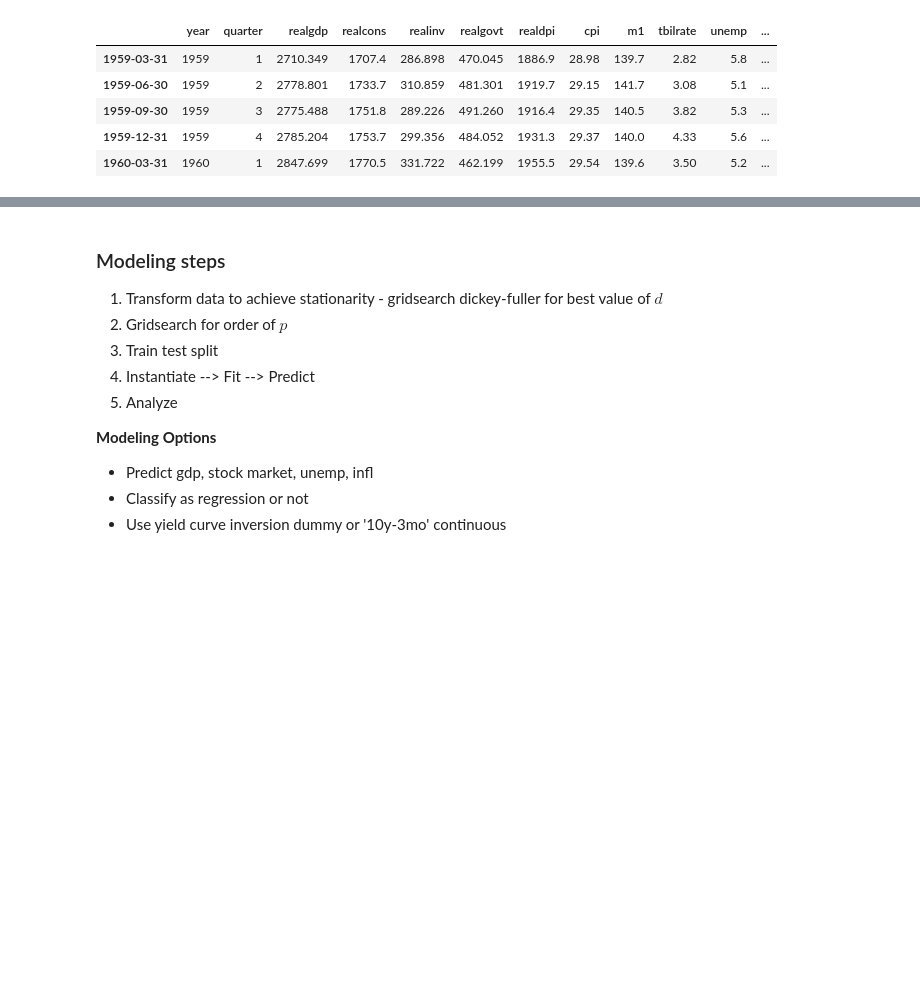
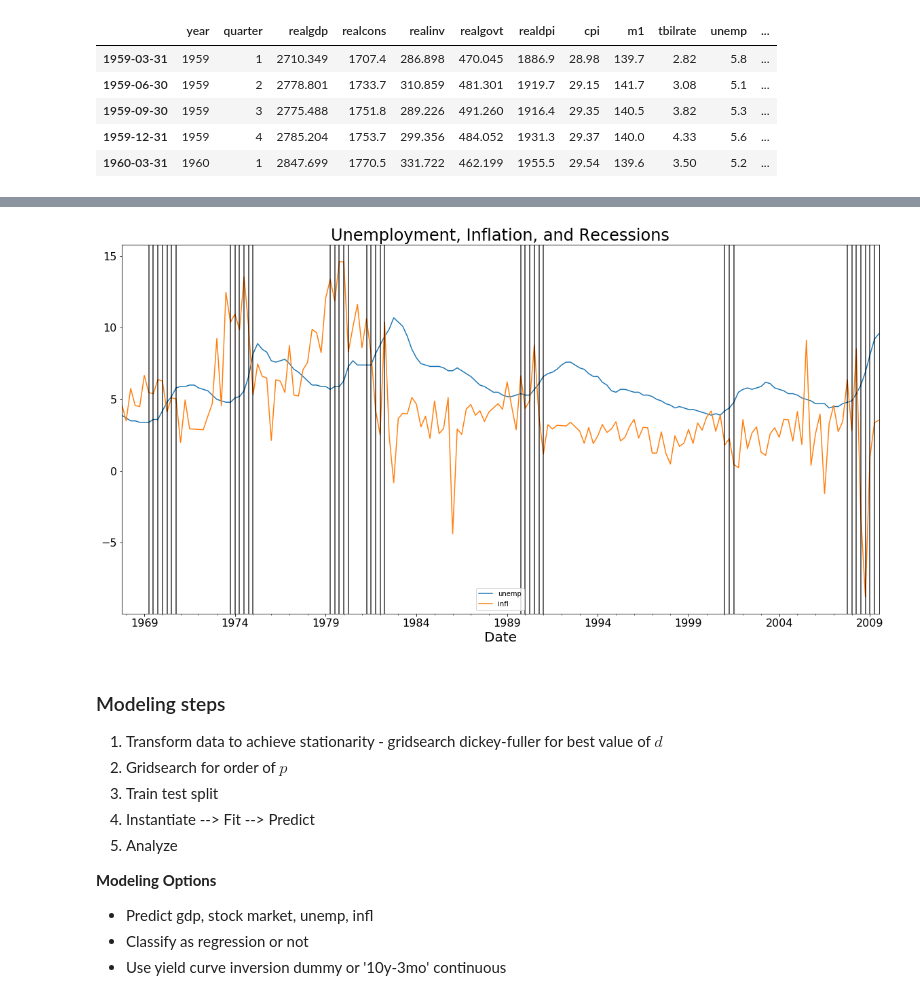
Before and after one commit to mattg12/Macro-Research, a Jupyter notebook: notebooks/Yield_Curve_Inversions.ipynb, the cells around one changed output, grey strips where cells are left out. Cells and saved outputs as stored; diff of their text form; code cells hidden in the pictures; blank space fills up the shorter version.

```diff
--- a/notebooks/Yield_Curve_Inversions.ipynb
+++ b/notebooks/Yield_Curve_Inversions.ipynb
@@ -228,0 +208,2 @@ yield_curve.head()
+# %%
+macro.index.rename('Date', inplace=True)
@@ -228,0 +218,3 @@ yield_curve.head()
+# %%
+macro = macro.merge(recessions_qtr, on='Date')
+macro.head()
@@ -229,3 +229,13 @@ yield_curve.head()
+# %%
+macro[['unemp', 'infl']].plot(figsize=(20,10))
+plt.title('Unemployment, Inflation, and Recessions', fontsize=24)
+plt.xlabel('Date', fontsize=20)
+plt.xticks(fontsize=16)
+plt.yticks(fontsize=16)
+for date in recession_dates:
+    plt.axvline(date, color='k', alpha=0.01);
+# %% [output]
+[figure, added]
 # %% [markdown]
 ### Modeling steps
 
```
Also changed, not shown: parts of 11 cells of this notebook.
